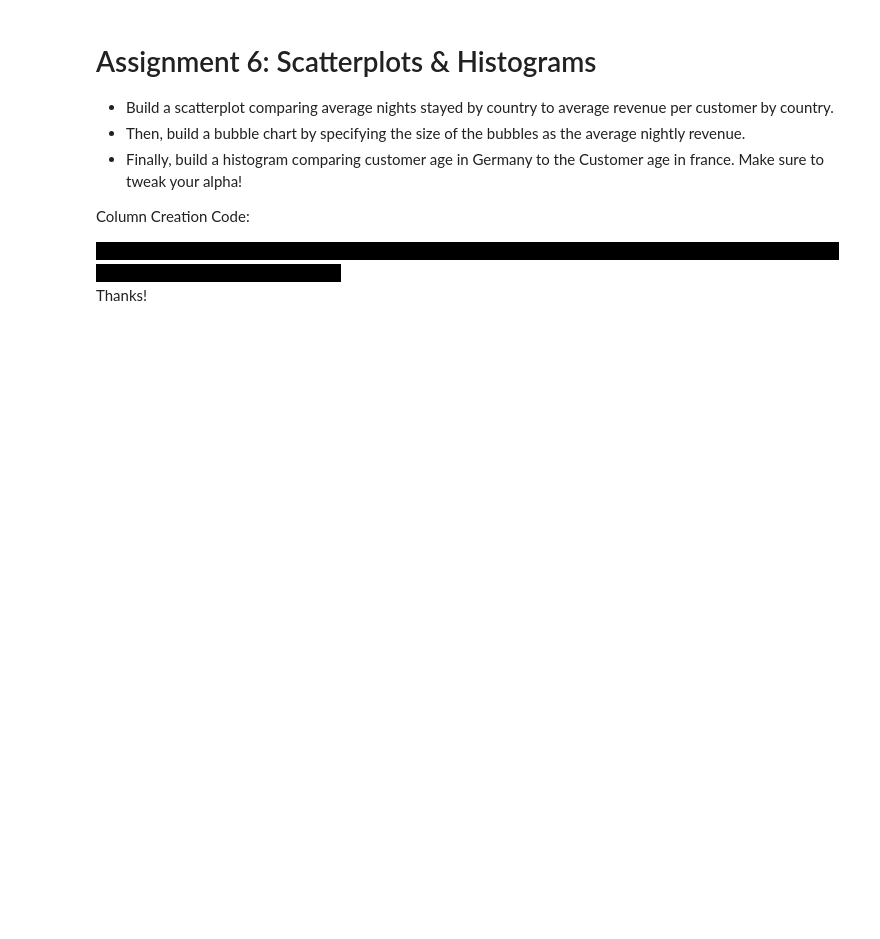
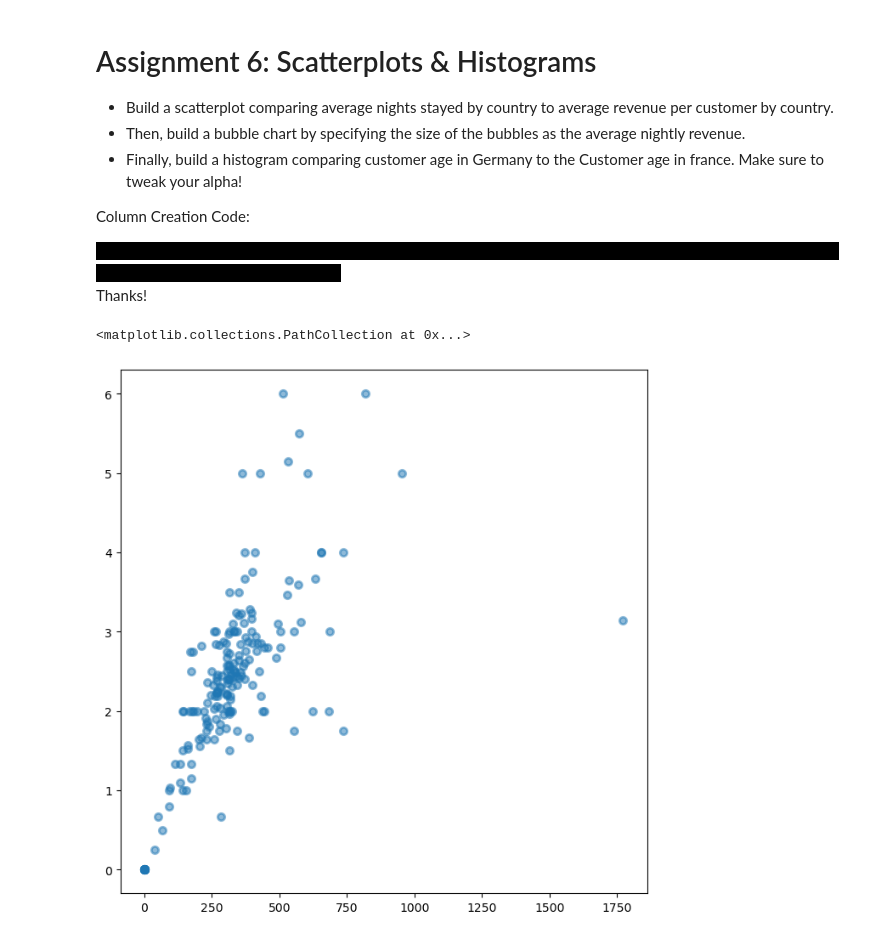
Before and after one commit to jimmy2156/Data-Visualation-with-Matplotlib---Seaborn, a Jupyter notebook: Course Assignment Notebooks/section02_assignments.ipynb, the cells around one changed output. Cells and saved outputs as stored; diff of their text form; code cells hidden in the pictures; blank space fills up the shorter version.

```diff
--- a/Course Assignment Notebooks/section02_assignments.ipynb
+++ b/Course Assignment Notebooks/section02_assignments.ipynb
@@ -240,3 +299,13 @@ Column Creation Code:
 
 
 Thanks!
+# %%
+new_scatter = hotels.groupby("Nationality").agg({"RoomNights": "mean", "LodgingRevenue": "mean"})
+
+
+figscatter = plt.figure(figsize=(8,8))
+axscatter = figscatter.add_subplot()
+axscatter.scatter(new_scatter["LodgingRevenue"], new_scatter["RoomNights"], marker="o", alpha=0.5, linewidths=2)
+# %% [output]
+<matplotlib.collections.PathCollection at 0x...>
+[figure, added]
```
Also changed, not shown: parts of 5 cells of this notebook.
